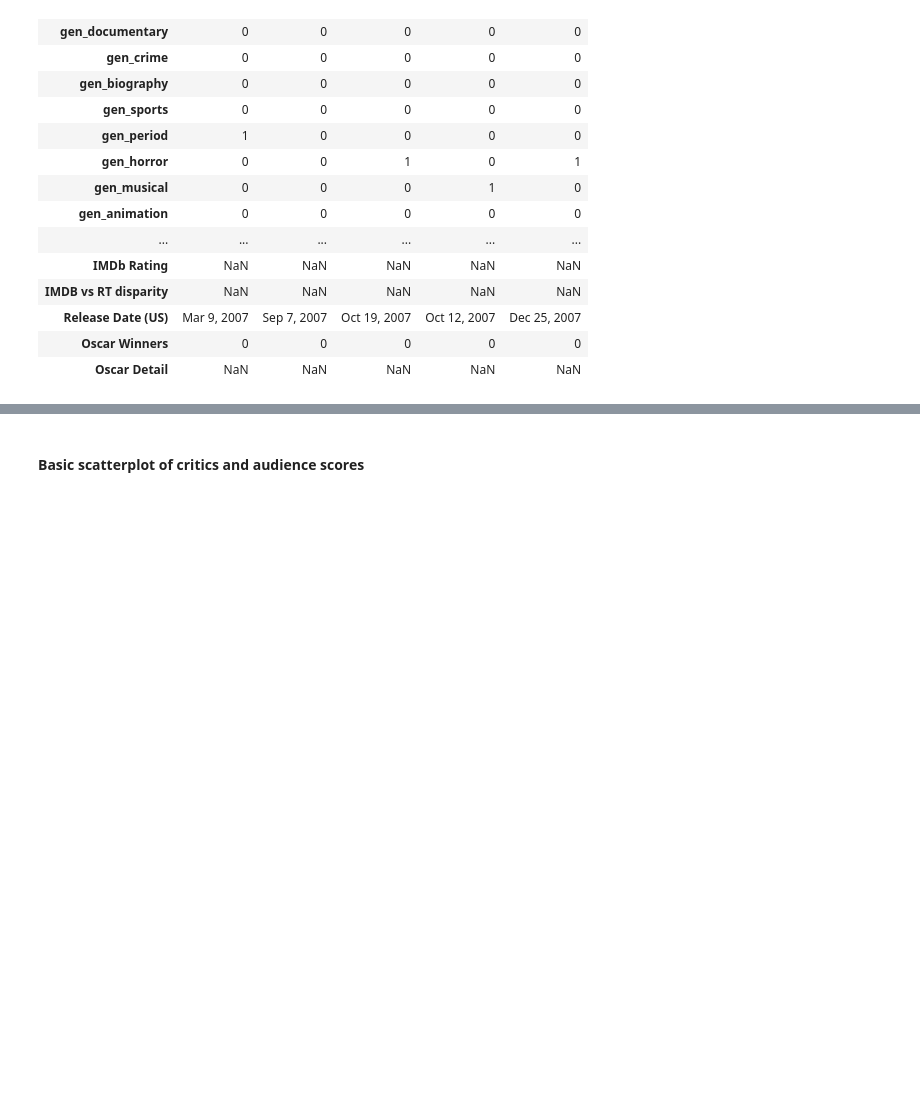
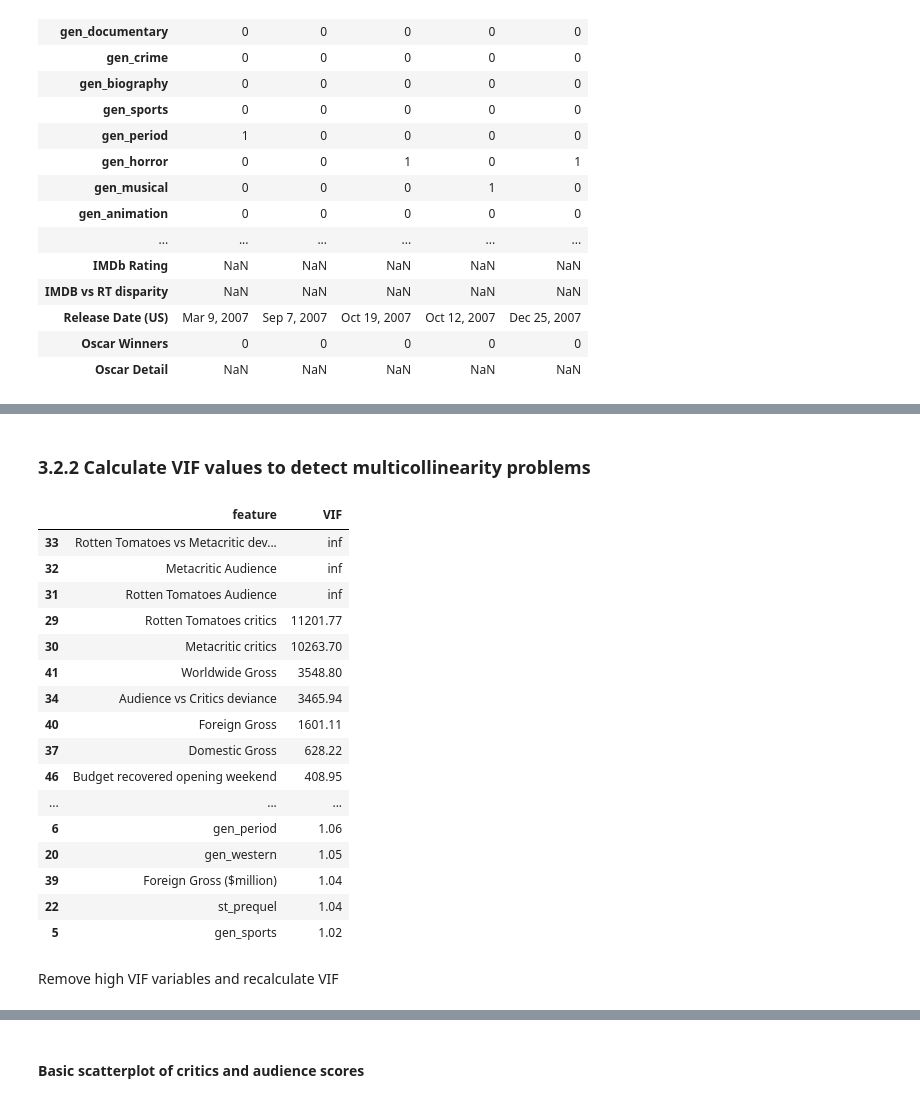
Before and after one commit to AAleksandros/HUA-DIT-Data-mining-project, a Jupyter notebook: project.ipynb, the cells around one changed output, grey strips where cells are left out. Drawn from its saved outputs; the diff is of its cells as text; code cells hidden in the pictures; blank space fills up the shorter version.

```diff
--- a/project.ipynb
+++ b/project.ipynb
@@ -419,0 +436,40 @@ df_cl_corr = df_cl.drop(['Film', 'Year','Distributor', 'IMDb Rating', 'IMDB vs R
+# %% [markdown]
+### 3.2.2 Calculate VIF values to detect multicollinearity problems
+# %%
+from statsmodels.stats.outliers_influence import variance_inflation_factor
+
+# creating dummies for gender
+
+# the independent variables set
+X = df_cl_corr.drop(['Oscar Winners'], axis=1)
+
+# VIF dataframe
+vif_data = pd.DataFrame()
+vif_data["feature"] = X.columns
+
+# calculating VIF for each feature
+vif_data["VIF"] = [variance_inflation_factor(X.values, i) for i in range(len(X.columns))]
+vif_data["VIF"] = vif_data["VIF"].round(2)
+vif_data = vif_data.sort_values(by='VIF', ascending=False)
+
+vif_data
+# %% [output]
+|  | feature | VIF |
+| 33 | Rotten Tomatoes vs Metacritic dev... | inf |
+| 32 | Metacritic Audience | inf |
+| 31 | Rotten Tomatoes Audience | inf |
+| 29 | Rotten Tomatoes critics | 11201.77 |
+| 30 | Metacritic critics | 10263.70 |
+| 41 | Worldwide Gross | 3548.80 |
+| 34 | Audience vs Critics deviance | 3465.94 |
+| 40 | Foreign Gross | 1601.11 |
+| 37 | Domestic Gross | 628.22 |
+| 46 | Budget recovered opening weekend | 408.95 |
+| ... | ... | ... |
+| 6 | gen_period | 1.06 |
+| 20 | gen_western | 1.05 |
+| 39 | Foreign Gross ($million) | 1.04 |
+| 22 | st_prequel | 1.04 |
+| 5 | gen_sports | 1.02 |
+# %% [markdown]
+Remove high VIF variables and recalculate VIF
```
Also changed, not shown: parts of 11 cells of this notebook.
